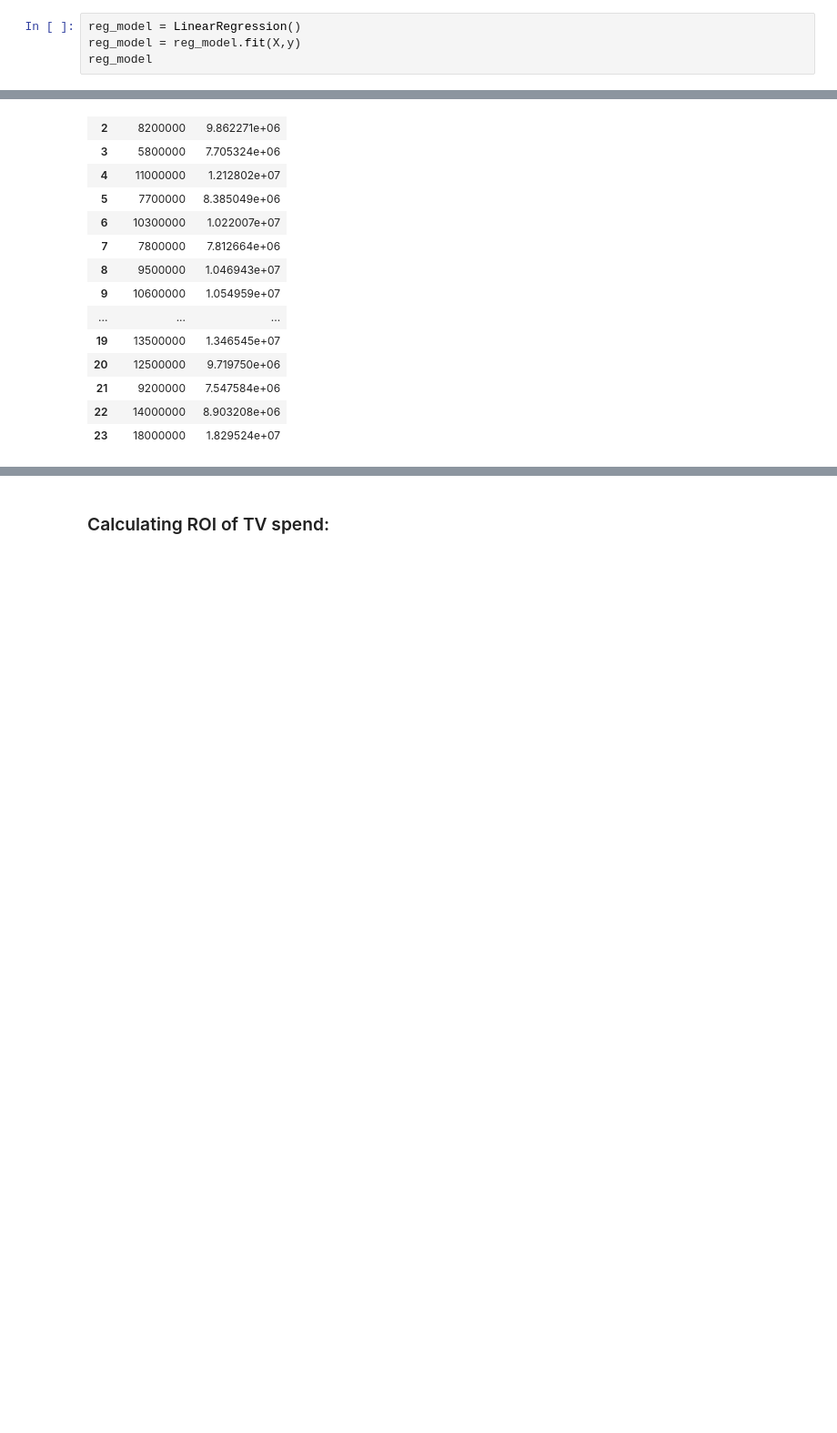
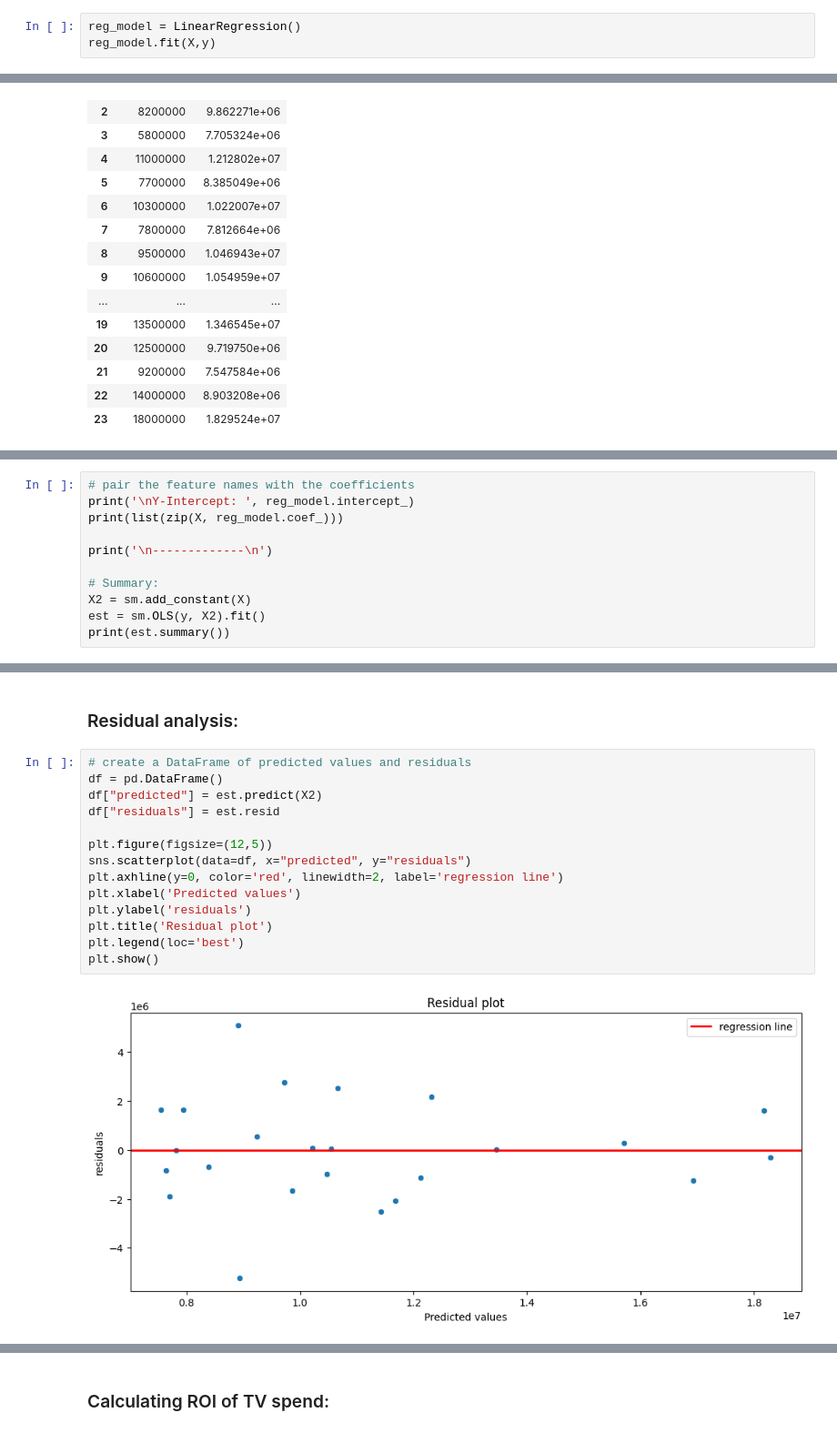
Before and after one commit to Ravi-Kuncham/Toy_sales_regression, a Jupyter notebook: KINESSO Regression analysis.ipynb, the cells around one changed output, grey strips where cells are left out. Shown: that part at 91% size. Saved outputs shown, nothing was run; the diff lists cells and outputs as text; blank space fills up the shorter version.

```diff
--- a/KINESSO Regression analysis.ipynb
+++ b/KINESSO Regression analysis.ipynb
@@ -278,7 +290,6 @@ Name: sales, dtype: int64
 # X_scaled
 # %%
 reg_model = LinearRegression()
-reg_model = reg_model.fit(X,y)
-reg_model
+reg_model.fit(X,y)
 # %% [output]
 LinearRegression()
@@ -373,0 +348,11 @@ Adjusted R2: 0.6624312469589653
+# %%
+# pair the feature names with the coefficients
+print('\nY-Intercept: ', reg_model.intercept_)
+print(list(zip(X, reg_model.coef_)))
+
+print('\n-------------\n')
+
+# Summary:
+X2 = sm.add_constant(X)
+est = sm.OLS(y, X2).fit()
+print(est.summary())
@@ -373,0 +408,18 @@ Adjusted R2: 0.6624312469589653
+# %% [markdown]
+### Residual analysis:
+# %%
+# create a DataFrame of predicted values and residuals
+df = pd.DataFrame()
+df["predicted"] = est.predict(X2)
+df["residuals"] = est.resid
+
+plt.figure(figsize=(12,5))
+sns.scatterplot(data=df, x="predicted", y="residuals")
+plt.axhline(y=0, color='red', linewidth=2, label='regression line')
+plt.xlabel('Predicted values')
+plt.ylabel('residuals')
+plt.title('Residual plot')
+plt.legend(loc='best')
+plt.show()
+# %% [output]
+[figure, added]
```
Also changed, not shown: parts of 29 cells of this notebook.
